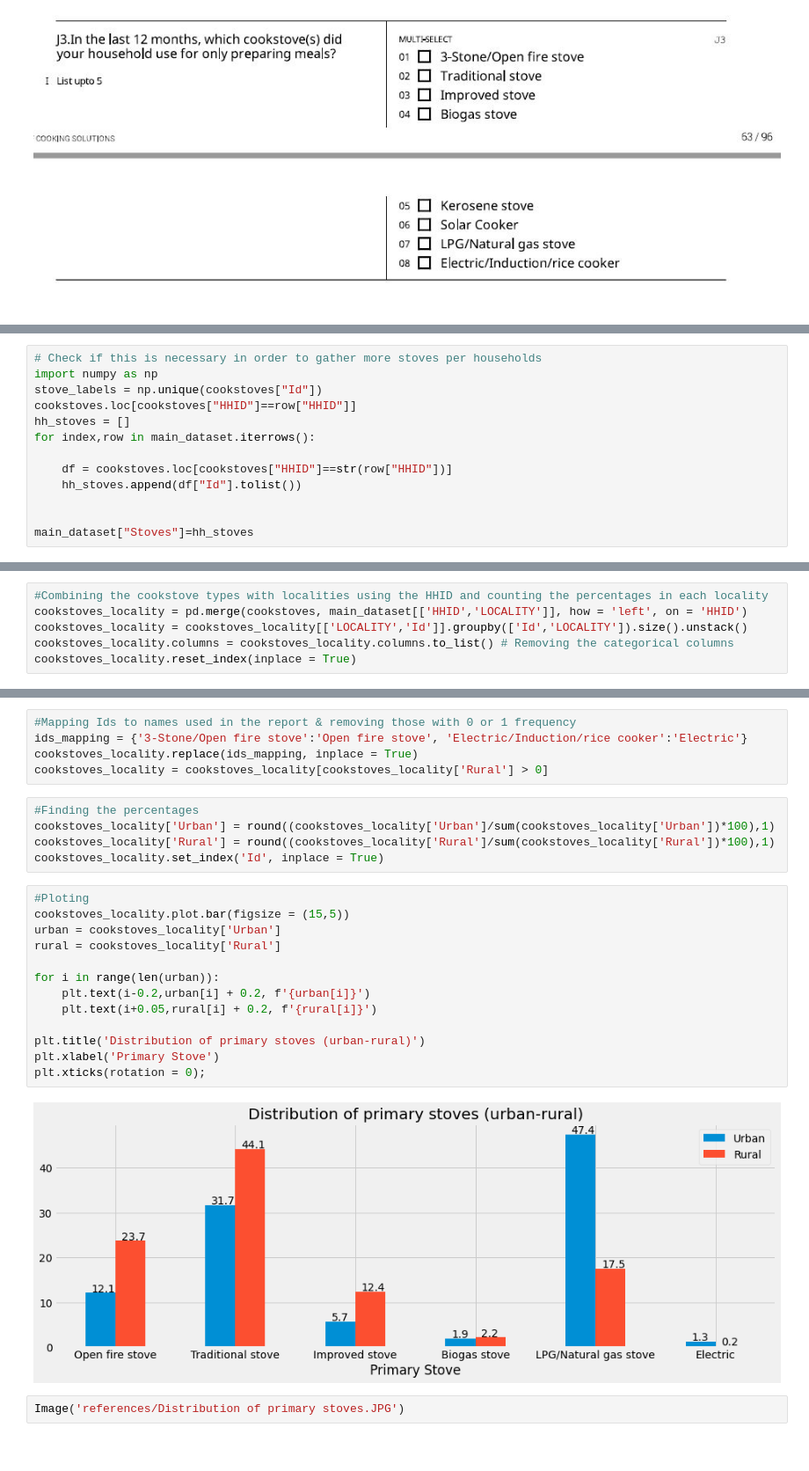
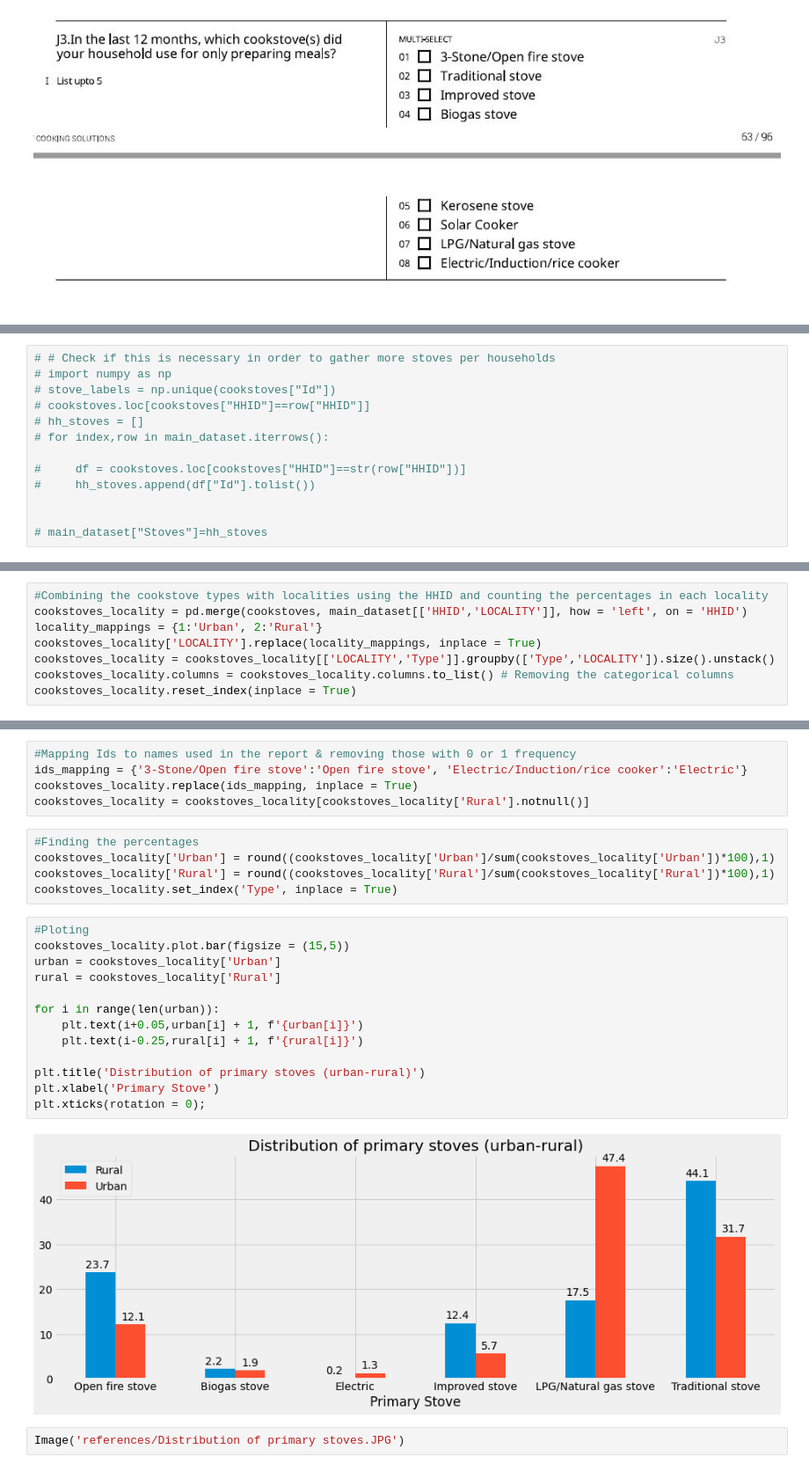
Before and after one commit to alfonsocaiazzo/esmap-mtf-data, a Jupyter notebook: Nepal/Nepal - Cook stove Analysis.ipynb, the cells around one changed output, grey strips where cells are left out. Shown at 88% size. Cells and saved outputs as stored; diff of their text form.

Commit message:
Added stove stacks and main stoves

```diff
--- a/Nepal/Nepal - Cook stove Analysis.ipynb
+++ b/Nepal/Nepal - Cook stove Analysis.ipynb
@@ -174,13 +193,13 @@ cookstoves.head(2)
 # %%
-# Check if this is necessary in order to gather more stoves per households
-import numpy as np
-stove_labels = np.unique(cookstoves["Id"])
-cookstoves.loc[cookstoves["HHID"]==row["HHID"]]
-hh_stoves = []
-for index,row in main_dataset.iterrows():
+# # Check if this is necessary in order to gather more stoves per households
+# import numpy as np
+# stove_labels = np.unique(cookstoves["Id"])
+# cookstoves.loc[cookstoves["HHID"]==row["HHID"]]
+# hh_stoves = []
+# for index,row in main_dataset.iterrows():
 
-    df = cookstoves.loc[cookstoves["HHID"]==str(row["HHID"])]
-    hh_stoves.append(df["Id"].tolist())
+#     df = cookstoves.loc[cookstoves["HHID"]==str(row["HHID"])]
+#     hh_stoves.append(df["Id"].tolist())
 
 
-main_dataset["Stoves"]=hh_stoves
+# main_dataset["Stoves"]=hh_stoves
@@ -187,6 +208,8 @@ main_dataset["Stoves"]=hh_stoves
 # %%
 #Combining the cookstove types with localities using the HHID and counting the percentages in each locality
 cookstoves_locality = pd.merge(cookstoves, main_dataset[['HHID','LOCALITY']], how = 'left', on = 'HHID')
-cookstoves_locality = cookstoves_locality[['LOCALITY','Id']].groupby(['Id','LOCALITY']).size().unstack()
+locality_mappings = {1:'Urban', 2:'Rural'}
+cookstoves_locality['LOCALITY'].replace(locality_mappings, inplace = True)
+cookstoves_locality = cookstoves_locality[['LOCALITY','Type']].groupby(['Type','LOCALITY']).size().unstack()
 cookstoves_locality.columns = cookstoves_locality.columns.to_list() # Removing the categorical columns
 cookstoves_locality.reset_index(inplace = True)
@@ -196,27 +229,27 @@ ValueError: You are trying to merge on object and int64 columns. If you wish to
 #Mapping Ids to names used in the report & removing those with 0 or 1 frequency
 ids_mapping = {'3-Stone/Open fire stove':'Open fire stove', 'Electric/Induction/rice cooker':'Electric'}
 cookstoves_locality.replace(ids_mapping, inplace = True)
-cookstoves_locality = cookstoves_locality[cookstoves_locality['Rural'] > 0]
+cookstoves_locality = cookstoves_locality[cookstoves_locality['Rural'].notnull()]
 # %%
 #Finding the percentages
 cookstoves_locality['Urban'] = round((cookstoves_locality['Urban']/sum(cookstoves_locality['Urban'])*100),1)
 cookstoves_locality['Rural'] = round((cookstoves_locality['Rural']/sum(cookstoves_locality['Rural'])*100),1)
-cookstoves_locality.set_index('Id', inplace = True)
+cookstoves_locality.set_index('Type', inplace = True)
 # %%
 #Ploting
 cookstoves_locality.plot.bar(figsize = (15,5))
 urban = cookstoves_locality['Urban']
 rural = cookstoves_locality['Rural']
 
 for i in range(len(urban)):
-    plt.text(i-0.2,urban[i] + 0.2, f'{urban[i]}')
-    plt.text(i+0.05,rural[i] + 0.2, f'{rural[i]}')
+    plt.text(i+0.05,urban[i] + 1, f'{urban[i]}')
+    plt.text(i-0.25,rural[i] + 1, f'{rural[i]}')
 
 plt.title('Distribution of primary stoves (urban-rural)')
 plt.xlabel('Primary Stove')
 plt.xticks(rotation = 0);
 # %% [output]
-[figure, old version]
+[figure, new version]
 # %%
 Image('references/Distribution of primary stoves.JPG')
 # %% [output]
```
Also changed, not shown: parts of 24 cells of this notebook, 2 other files.
